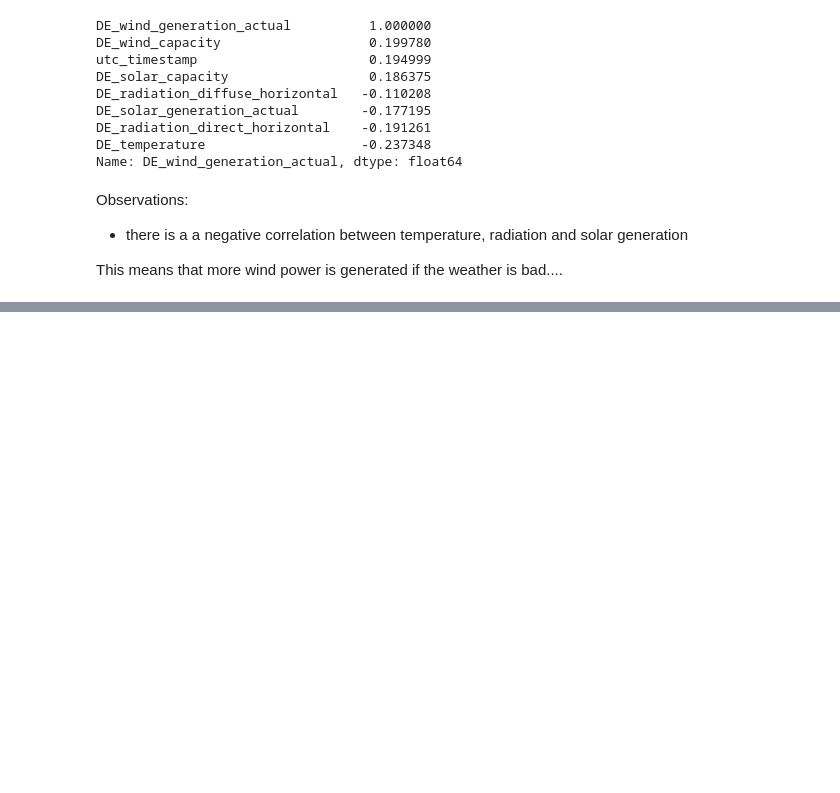
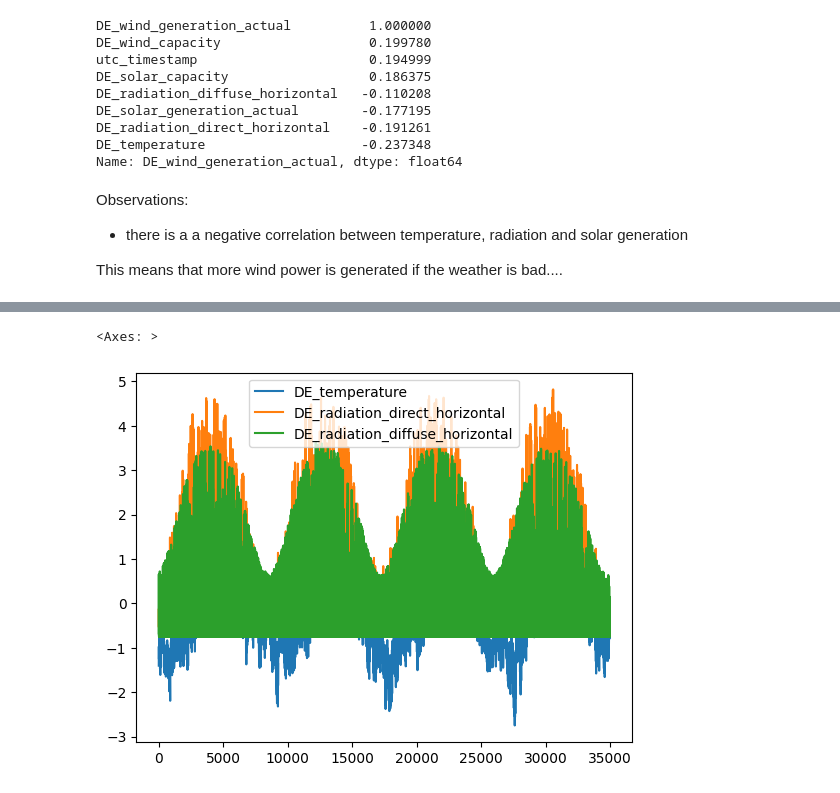
Before and after one commit to M0r13n/ml-playground, a Jupyter notebook: energy_weather/EnergyWeather.ipynb, the cells around one changed output, grey strips where cells are left out. Saved outputs shown, nothing was run; the diff lists cells and outputs as text; code cells hidden in the pictures; blank space fills up the shorter version.

Commit message:
train a simple linear regression model

```diff
--- a/energy_weather/EnergyWeather.ipynb
+++ b/energy_weather/EnergyWeather.ipynb
@@ -114,8 +114,6 @@ weather_training_df, weather_validation_df = get_weather_datasets()
 energy_training_df.info()
 energy_validation_df.info()
 energy_training_df.describe()
-
-energy_training_df.set_index('utc_timestamp', inplace=True)
 # %% [output]
 <class 'pandas.core.frame.DataFrame'>
 RangeIndex: 35065 entries, 0 to 35064
@@ -259,10 +269,19 @@ This means that more wind power is generated if the weather is bad....
 # %%
-solar_generation_labels = energy_training_df['DE_solar_generation_actual'].copy()
+# Separate the labels into a single dataframe
+solar_generation_labels = energy_training_df[['utc_timestamp', 'DE_solar_generation_actual']].copy()
 
-# Get all timestamps wo which there is not generation information
-null_timestamps = solar_generation_labels.loc[pd.isnull(solar_generation_labels)]
+# Drop all labels with missing data
+solar_generation_labels = solar_generation_labels.dropna()
 
-# Remove rows with matching timestamps from df2
-solar_generation_labels = solar_generation_labels[~solar_generation_labels.isin(null_timestamps)]
+# Remove all rows from the training data that have no matching label
+weather_training_df = weather_training_df[weather_training_df['utc_timestamp'].isin(solar_generation_labels['utc_timestamp'])]
 
-solar_generation_labels.info()
+# Their dimensions should be equal
+total_rows_labels = solar_generation_labels.shape[0]
+total_rows_predictors = weather_training_df.shape[0]
+assert total_rows_labels == total_rows_predictors
+
+# Scale the numerical values.
+# Timestamps are numerical values and need to be dropped.
+weather_data = weather_training_df.drop('utc_timestamp', axis=1)
+solar_labels = solar_generation_labels.drop('utc_timestamp', axis=1)
@@ -277,0 +292,18 @@ memory usage: 546.3 KB
+# %%
+from sklearn.pipeline import Pipeline
+from sklearn.preprocessing import StandardScaler
+
+numerical_attribs =  list(weather_data)
+
+num_pipeline = Pipeline(steps=[
+    ('std_scaler', StandardScaler())
+])
+
+weather_num_std_scaled = num_pipeline.fit_transform(weather_data)
+
+# The scaler returns a np.array, which needs to be converted back into a dataframe for pretty charts.
+scaled_df = pd.DataFrame(data=weather_num_std_scaled, columns=weather_num.columns)
+scaled_df.plot()
+# %% [output]
+<Axes: >
+[figure, added]
```
Also changed, not shown: parts of 7 cells of this notebook.
